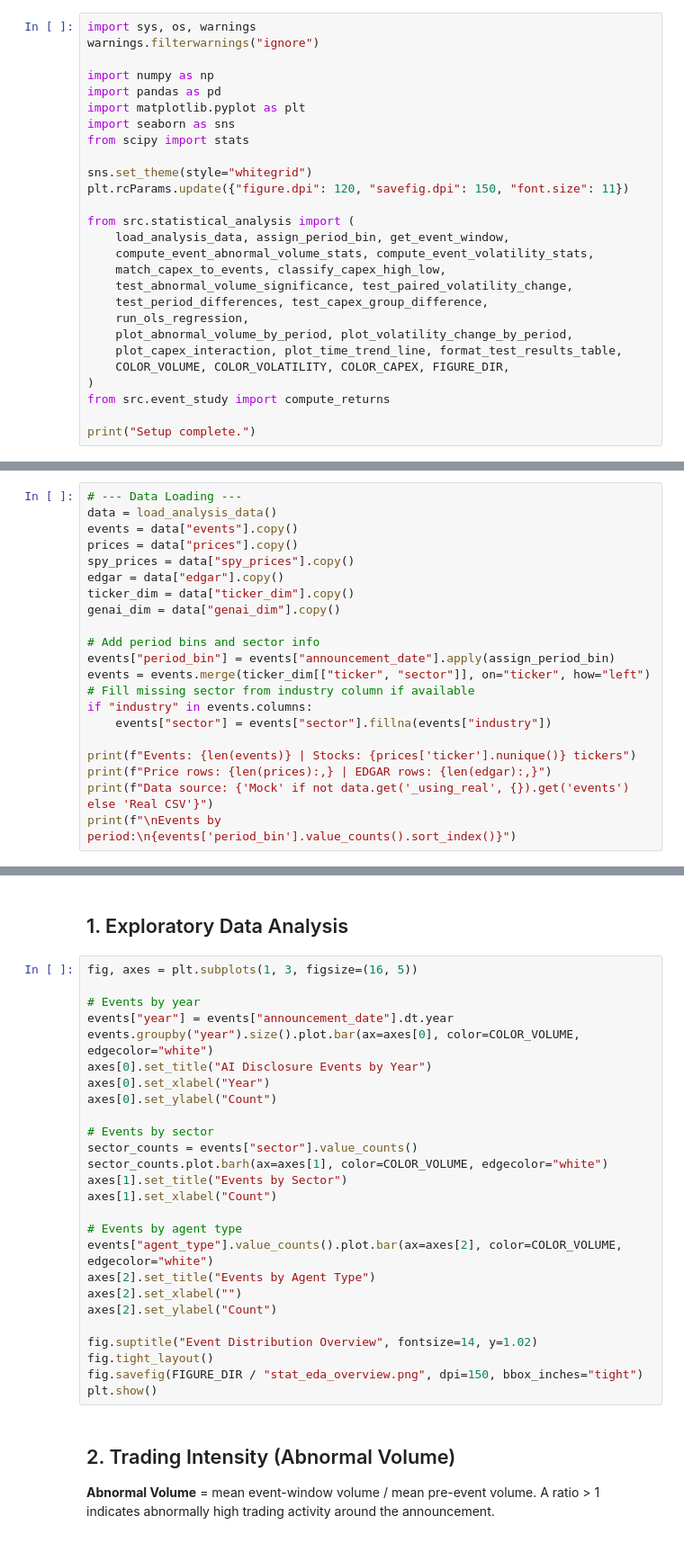
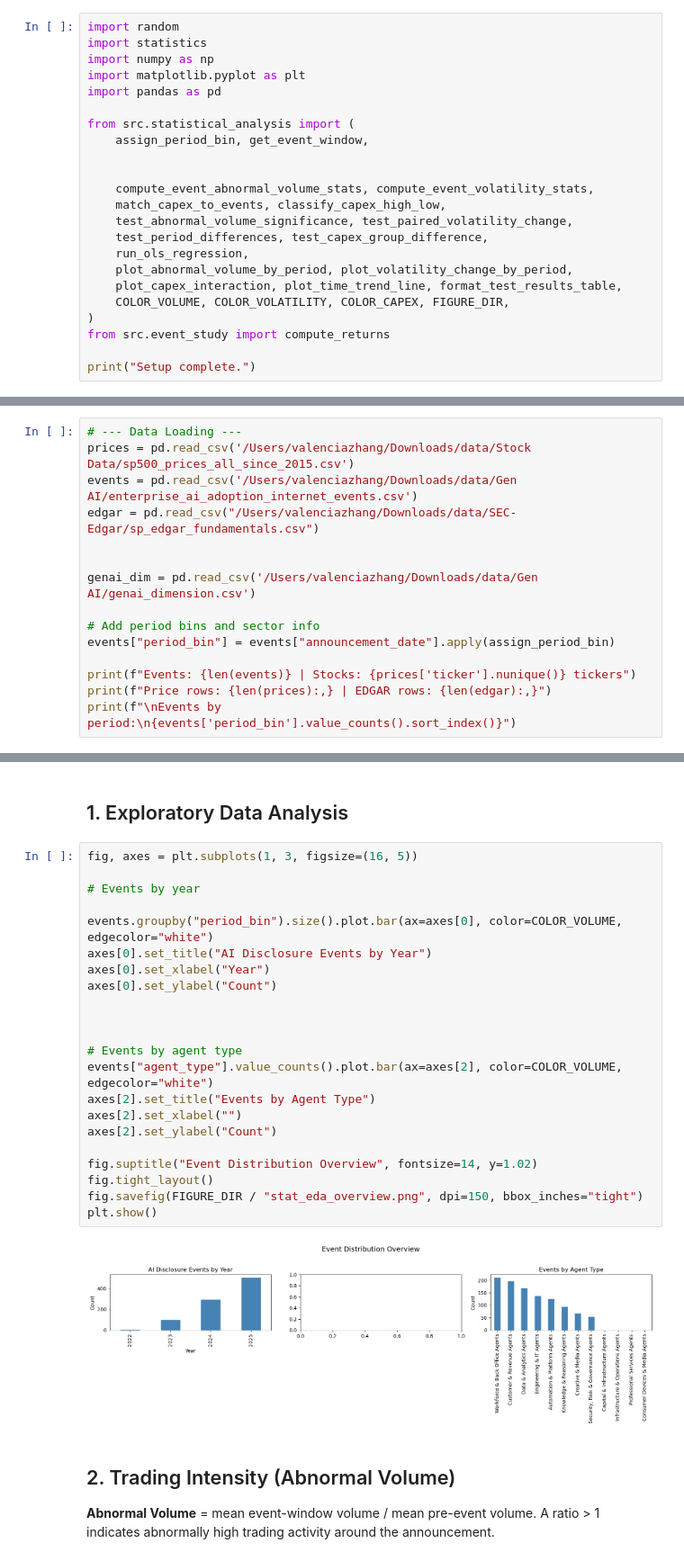
Before and after one commit to asyf16/Citadel-Datathon, a Jupyter notebook: statistical-analysis/statistical_analysis.ipynb, the cells around one changed output, grey strips where cells are left out. Shown at 90% size. Cells and saved outputs as stored; diff of their text form.

```diff
--- a/statistical-analysis/statistical_analysis.ipynb
+++ b/statistical-analysis/statistical_analysis.ipynb
@@ -5,20 +5,16 @@
 
 **Core hypothesis:** Early AI announcements triggered outsized market reactions (volume spikes, volatility jumps), but as AI became commonplace, the same type of disclosure now generates a muted response.
 # %%
-import sys, os, warnings
-warnings.filterwarnings("ignore")
-
+import random
+import statistics
 import numpy as np
+import matplotlib.pyplot as plt
 import pandas as pd
-import matplotlib.pyplot as plt
-import seaborn as sns
-from scipy import stats
-
-sns.set_theme(style="whitegrid")
-plt.rcParams.update({"figure.dpi": 120, "savefig.dpi": 150, "font.size": 11})
 
 from src.statistical_analysis import (
-    load_analysis_data, assign_period_bin, get_event_window,
+    assign_period_bin, get_event_window,
+
+
     compute_event_abnormal_volume_stats, compute_event_volatility_stats,
     match_capex_to_events, classify_capex_high_low,
     test_abnormal_volume_significance, test_paired_volatility_change,
@@ -34,21 +32,15 @@ print("Setup complete.")
 # %%
 # --- Data Loading ---
-data = load_analysis_data()
-events = data["events"].copy()
-prices = data["prices"].copy()
-spy_prices = data["spy_prices"].copy()
-edgar = data["edgar"].copy()
-ticker_dim = data["ticker_dim"].copy()
-genai_dim = data["genai_dim"].copy()
+prices = pd.read_csv('/Users/valenciazhang/Downloads/data/Stock Data/sp500_prices_all_since_2015.csv')
+events = pd.read_csv('/Users/valenciazhang/Downloads/data/Gen AI/enterprise_ai_adoption_internet_events.csv')
+edgar = pd.read_csv("/Users/valenciazhang/Downloads/data/SEC-Edgar/sp_edgar_fundamentals.csv")
+
+
+genai_dim = pd.read_csv('/Users/valenciazhang/Downloads/data/Gen AI/genai_dimension.csv')
 
 # Add period bins and sector info
 events["period_bin"] = events["announcement_date"].apply(assign_period_bin)
-events = events.merge(ticker_dim[["ticker", "sector"]], on="ticker", how="left")
-# Fill missing sector from industry column if available
-if "industry" in events.columns:
-    events["sector"] = events["sector"].fillna(events["industry"])
 
 print(f"Events: {len(events)} | Stocks: {prices['ticker'].nunique()} tickers")
 print(f"Price rows: {len(prices):,} | EDGAR rows: {len(edgar):,}")
-print(f"Data source: {'Mock' if not data.get('_using_real', {}).get('events') else 'Real CSV'}")
 print(f"\nEvents by period:\n{events['period_bin'].value_counts().sort_index()}")
@@ -57,29 +59,27 @@ print(f"\nEvents by period:\n{events['period_bin'].value_counts().sort_index()}"
 # %%
 fig, axes = plt.subplots(1, 3, figsize=(16, 5))
 
 # Events by year
-events["year"] = events["announcement_date"].dt.year
-events.groupby("year").size().plot.bar(ax=axes[0], color=COLOR_VOLUME, edgecolor="white")
+
+events.groupby("period_bin").size().plot.bar(ax=axes[0], color=COLOR_VOLUME, edgecolor="white")
 axes[0].set_title("AI Disclosure Events by Year")
 axes[0].set_xlabel("Year")
 axes[0].set_ylabel("Count")
 
-# Events by sector
-sector_counts = events["sector"].value_counts()
-sector_counts.plot.barh(ax=axes[1], color=COLOR_VOLUME, edgecolor="white")
-axes[1].set_title("Events by Sector")
-axes[1].set_xlabel("Count")
+
 
 # Events by agent type
 events["agent_type"].value_counts().plot.bar(ax=axes[2], color=COLOR_VOLUME, edgecolor="white")
 axes[2].set_title("Events by Agent Type")
 axes[2].set_xlabel("")
 axes[2].set_ylabel("Count")
 
 fig.suptitle("Event Distribution Overview", fontsize=14, y=1.02)
 fig.tight_layout()
 fig.savefig(FIGURE_DIR / "stat_eda_overview.png", dpi=150, bbox_inches="tight")
 plt.show()
+# %% [output]
+[figure, added]
 # %% [markdown]
 ## 2. Trading Intensity (Abnormal Volume)
 
```
Also changed, not shown: parts of 3 cells of this notebook, 2 other files.
